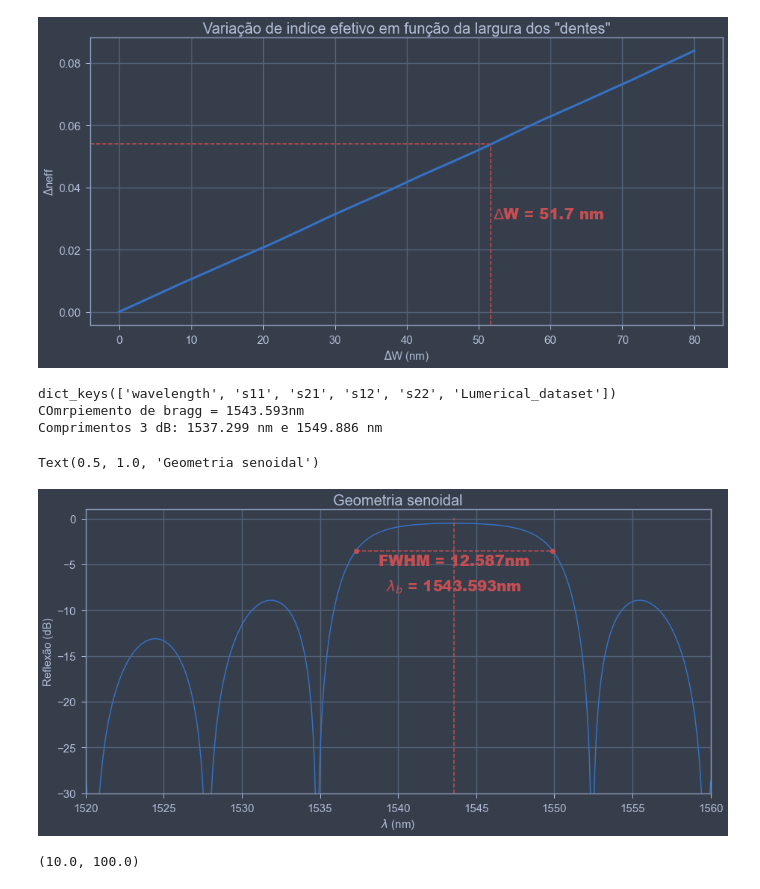
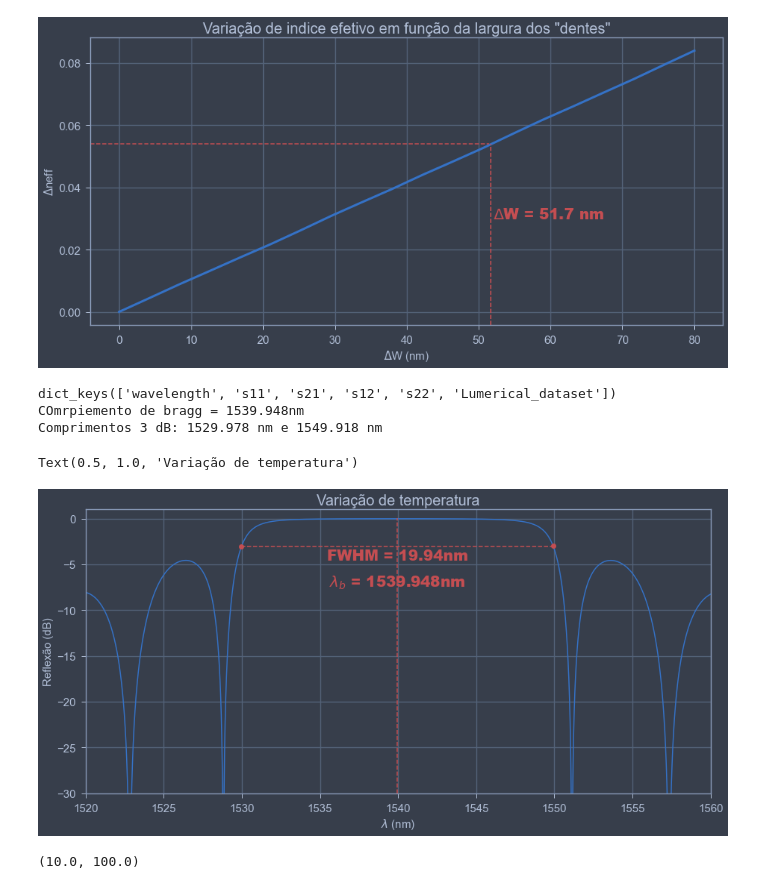
Before and after one commit to LucasLobo7/Bragg-Gratings, a Jupyter notebook: simulations/python/Calculations.ipynb, the cells around one changed output. Drawn from its saved outputs; the diff is of its cells as text; code cells hidden in the pictures.

```diff
--- a/simulations/python/Calculations.ipynb
+++ b/simulations/python/Calculations.ipynb
@@ -364,40 +370,37 @@ mode.setemeanalysis("stop wavelength",1.56e-6)
 mode.setemeanalysis("number of wavelength points",5000)
 mode.emesweep("wavelength sweep")
 # %%
-from xml.etree.ElementTree import C14NWriterTarget
-
-
 S= mode.getemesweep("S_wavelength_sweep")
 print(S.keys())
 plt.plot(S['wavelength']*1e9,10*np.log10(abs(S['s11'])**2))
 plt.xlim(S['wavelength'][0]*1e9,S['wavelength'][-1]*1e9)
 plt.ylim(-30,1)
 halfminindex, halfmaxindex = fwhmlog(S['wavelength'],10*np.log10(abs(S['s11'])**2))
 
 
 #plt.xlim(1500,1580)
 #plt.ylim(-3.5,0)
 
 plt.xlabel(r'$\lambda$ (nm)',fontsize =15)
 plt.ylabel('Reflexão (dB)',fontsize =15)
 plt.xticks(fontsize =15)
 plt.yticks(fontsize =15)
-plt.title(r'Geometria senoidal',fontsize =20)
+plt.title(r'Variação de temperatura',fontsize =20)
 
 # C1 = 1521.003
 # C2 = 1557.82
 # plt.plot([C1,C2],[-3,-3],'o',color='r')
 # plt.plot([C1,C2],[-3,-3],'o',linestyle='--',color='r')
 # plt.text(C1 + (C2-C1)/2,1.1*(rmax - 3),'FWHM = {}nm'.format(round(C2-C1,3)),color='r',weight='black',fontsize =20,horizontalalignment='center',
 #         verticalalignment='top')
 # plt.axvline(x=(C1+(C2-C1)/2),ymax=0.97,color='r',linestyle='--')
 # plt.text((C1+(C2-C1)/2),rmax-6,r'$\lambda_b$ = {}nm'.format(round((C1+(C2-C1)/2),3)),color='r',weight='black',fontsize =20,horizontalalignment='center',verticalalignment='top')
 # %% [output]
 dict_keys(['wavelength', 's11', 's21', 's12', 's22', 'Lumerical_dataset'])
-COmrpiemento de bragg = 1543.593nm
-Comprimentos 3 dB: 1537.299 nm e 1549.886 nm
+COmrpiemento de bragg = 1539.948nm
+Comprimentos 3 dB: 1529.978 nm e 1549.918 nm
-Text(0.5, 1.0, 'Geometria senoidal')
+Text(0.5, 1.0, 'Variação de temperatura')
-[figure, old version]
+[figure, new version]
 # %%
 
 x1 = np.linspace(10,100,1000)
```
Also changed, not shown: parts of 2 cells of this notebook, 3 other files.
